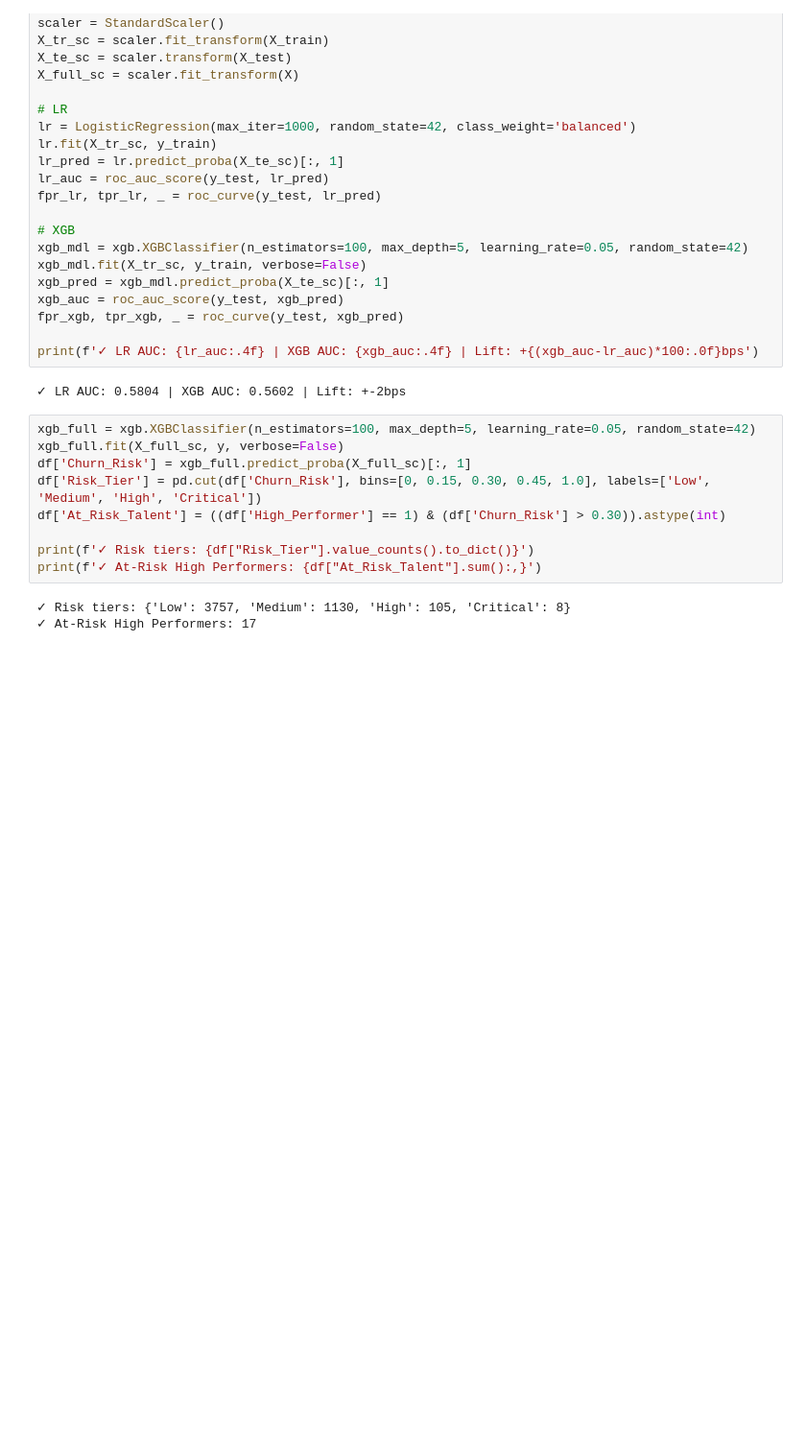
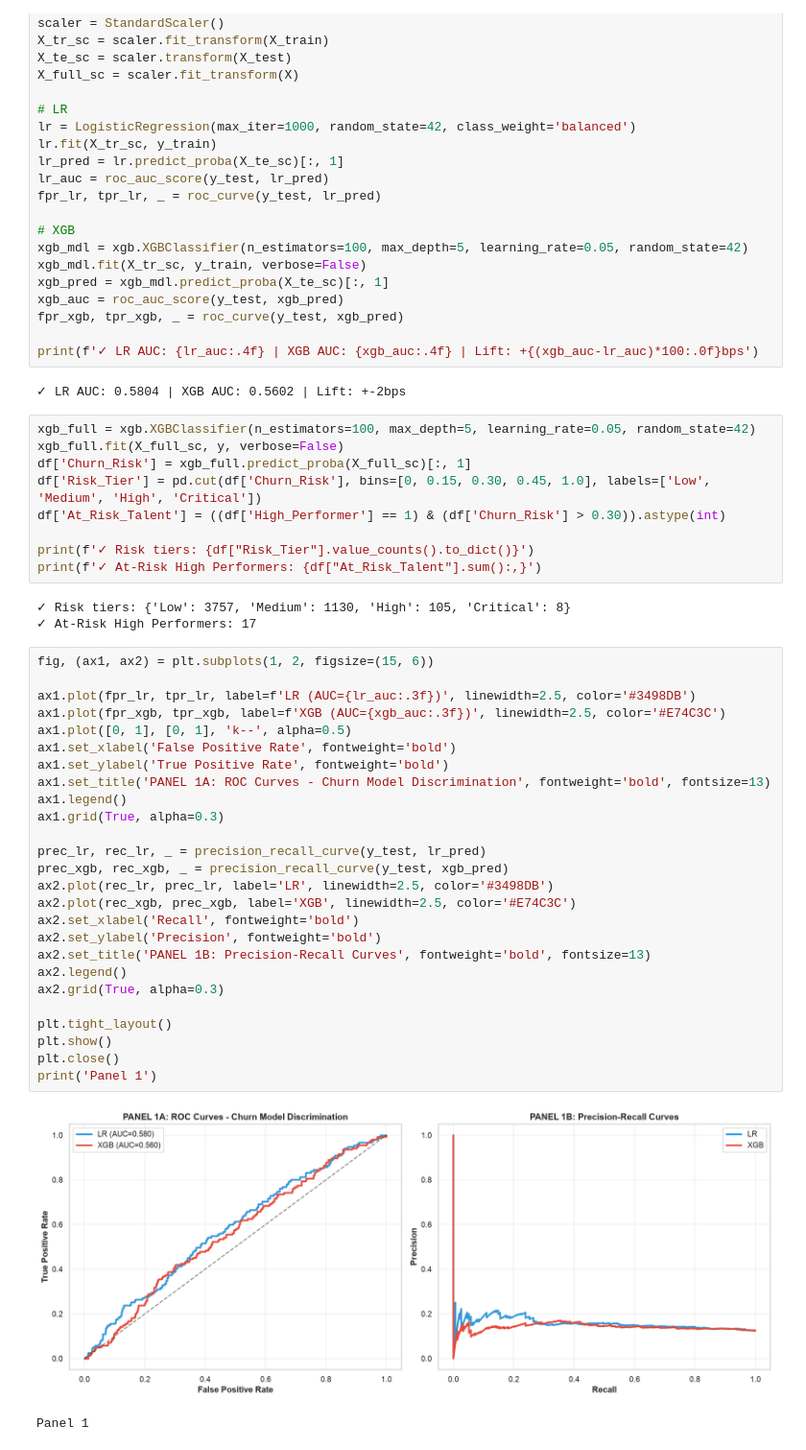
Before and after one commit to kariuki392/DataAnalysisProject29-HR-Attrition-Talent-Risk-Analytics-Engine, a Jupyter notebook: notebooks/hrattrition.ipynb, the cells around one changed output. Shown at 96% size. Saved outputs shown, nothing was run; the diff lists cells and outputs as text; blank space fills up the shorter version.

```diff
--- a/notebooks/hrattrition.ipynb
+++ b/notebooks/hrattrition.ipynb
@@ -94,3 +94,32 @@ print(f'✓ At-Risk High Performers: {df["At_Risk_Talent"].sum():,}')
 # %% [output]
 ✓ Risk tiers: {'Low': 3757, 'Medium': 1130, 'High': 105, 'Critical': 8}
 ✓ At-Risk High Performers: 17
+# %%
+fig, (ax1, ax2) = plt.subplots(1, 2, figsize=(15, 6))
+
+ax1.plot(fpr_lr, tpr_lr, label=f'LR (AUC={lr_auc:.3f})', linewidth=2.5, color='#3498DB')
+ax1.plot(fpr_xgb, tpr_xgb, label=f'XGB (AUC={xgb_auc:.3f})', linewidth=2.5, color='#E74C3C')
+ax1.plot([0, 1], [0, 1], 'k--', alpha=0.5)
+ax1.set_xlabel('False Positive Rate', fontweight='bold')
+ax1.set_ylabel('True Positive Rate', fontweight='bold')
+ax1.set_title('PANEL 1A: ROC Curves - Churn Model Discrimination', fontweight='bold', fontsize=13)
+ax1.legend()
+ax1.grid(True, alpha=0.3)
+
+prec_lr, rec_lr, _ = precision_recall_curve(y_test, lr_pred)
+prec_xgb, rec_xgb, _ = precision_recall_curve(y_test, xgb_pred)
+ax2.plot(rec_lr, prec_lr, label='LR', linewidth=2.5, color='#3498DB')
+ax2.plot(rec_xgb, prec_xgb, label='XGB', linewidth=2.5, color='#E74C3C')
+ax2.set_xlabel('Recall', fontweight='bold')
+ax2.set_ylabel('Precision', fontweight='bold')
+ax2.set_title('PANEL 1B: Precision-Recall Curves', fontweight='bold', fontsize=13)
+ax2.legend()
+ax2.grid(True, alpha=0.3)
+
+plt.tight_layout()
+plt.show()
+plt.close()
+print('Panel 1')
+# %% [output]
+[figure, added]
+Panel 1
```
